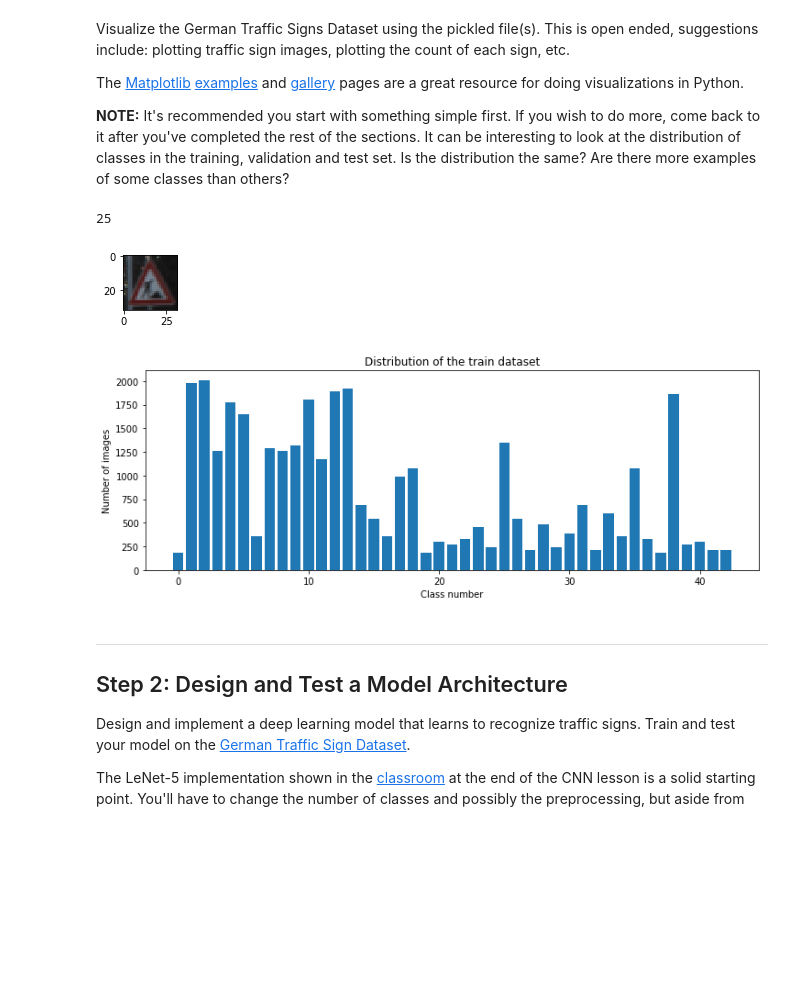
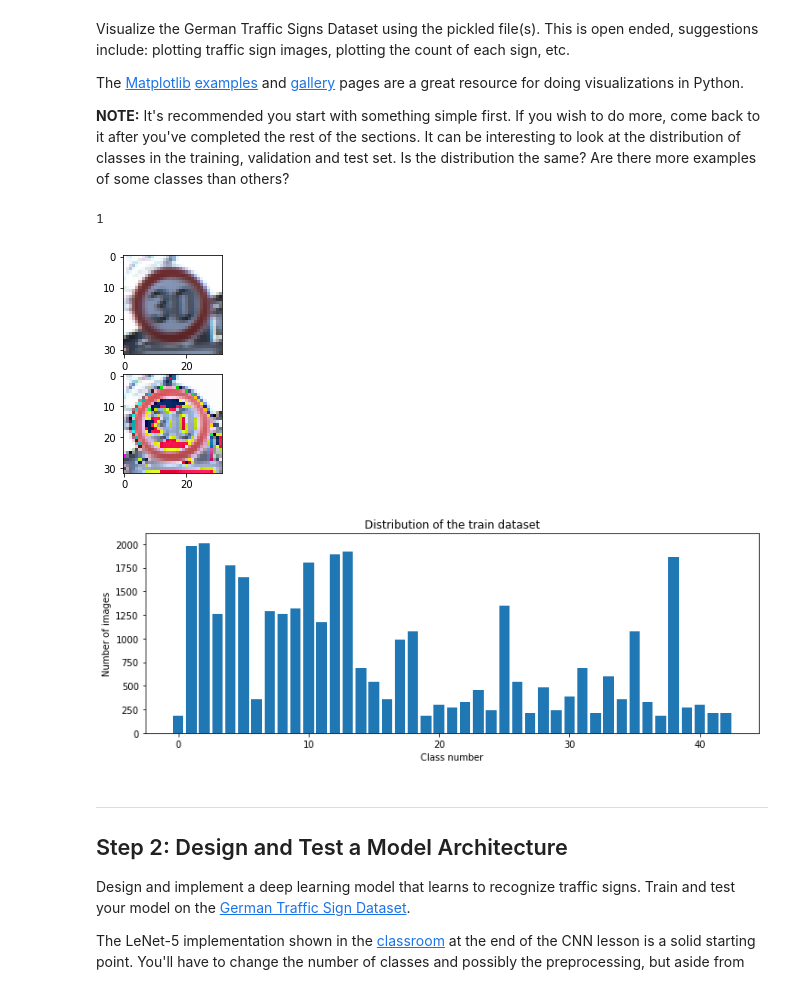
Before and after one commit to enazeraj/Traffic-sign-classifier, a Jupyter notebook: Traffic_Sign_Classifier.ipynb, the cells around one changed output. Drawn from its saved outputs; the diff is of its cells as text; code cells hidden in the pictures; blank space fills up the shorter version.

Commit message:
Add normalization figure comparison

```diff
--- a/Traffic_Sign_Classifier.ipynb
+++ b/Traffic_Sign_Classifier.ipynb
@@ -96,34 +104,38 @@ The [Matplotlib](http://matplotlib.org/) [examples](http://matplotlib.org/exampl
 # %%
 ### Data exploration visualization code goes here.
 ### Feel free to use as many code cells as needed.
 import random
 import matplotlib.pyplot as plt
 # Visualizations will be shown in the notebook.
 %matplotlib inline
 
 index = random.randint(0, len(X_train))
 image = X_train[index].squeeze()
 
-plt.figure(figsize=(1,1))
+plt.figure(figsize=(12,4))
+plt.subplot(211)
 plt.imshow(image)
+plt.subplot(212)
+plt.imshow(normalizer(image))
 print(y_train[index])
+plt.savefig("examples/Comparison_norm.jpg")
 
 
 num_of_samples=[]
 for i in range(0, n_classes):
     x_selected = X_train[y_train == i]
     num_of_samples.append(len(x_selected))
 
 #Plot number of images per class
 plt.figure(figsize=(12, 4))
 plt.bar(range(0, n_classes), num_of_samples)
 plt.title("Distribution of the train dataset")
 plt.xlabel("Class number")
 plt.ylabel("Number of images")
 plt.savefig("examples/Distribution_data_set.jpg")
 # %% [output]
-25
+1
-[figure, old version]
+[figure, new version]
 [figure]
 # %% [markdown]
 ----
```
Also changed, not shown: parts of 4 cells of this notebook, 1 other file.
